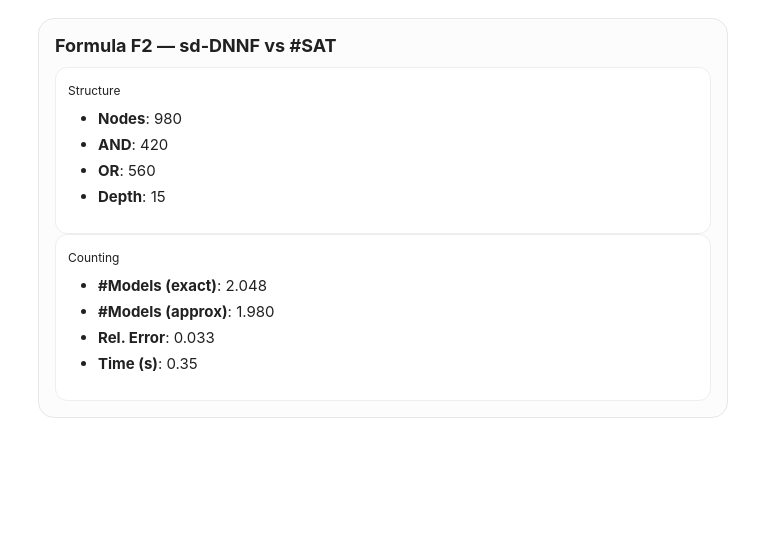
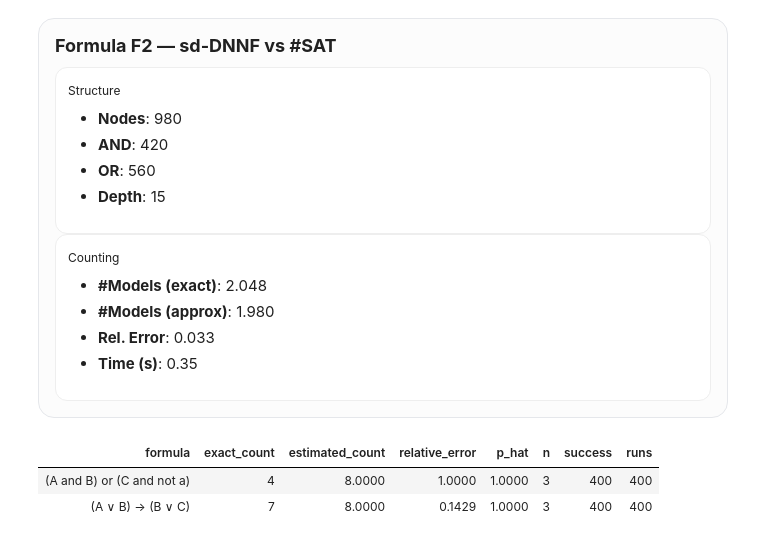
Before and after one commit to jcasonatto/Proj_knowledge25, a Jupyter notebook: prove_output.ipynb, the cells around one changed output. Saved outputs shown, nothing was run; the diff lists cells and outputs as text; code cells hidden in the pictures; blank space fills up the shorter version.

```diff
--- a/prove_output.ipynb
+++ b/prove_output.ipynb
@@ -1026,0 +1173,84 @@ Time (s): 0.35
+# %%
+import pandas as pd
+import numpy as np
+from IPython.display import display, HTML
+
+def style_results(df: pd.DataFrame, vivid=True):
+    df = df.copy()
+
+    # Individua colonne numeriche (interi/float/bool→int)
+    num_cols = df.select_dtypes(include=[np.number, bool]).columns.tolist()
+    for c in df.select_dtypes(include=[bool]).columns:
+        df[c] = df[c].astype(int)
+
+    # Palette più visibile
+    cmap = "YlOrRd" if vivid else "viridis"
+
+    # Alcune euristiche per colonne "errore" o "delta"
+    err_like = [c for c in num_cols if any(k in c.lower() for k in ["err", "error", "delta", "diff", "rel"])]
+    perf_like = [c for c in num_cols if any(k in c.lower() for k in ["time","sec","ms","it","iter","flip","tries","runs"])]
+
+    sty = (df.style
+           # header + zebra
+           .set_table_styles([
+               {"selector":"th.col_heading","props":[("font-size","13px"),("font-weight","700"),("padding","10px 8px"),
+                                                    ("background","#111827"),("color","white"),("border","none")]},
+               {"selector":"th.row_heading","props":[("display","none")]},
+               {"selector":"tbody tr:nth-child(even)","props":[("background","#f9fafb")]},
+               {"selector":"tbody td","props":[("padding","10px 12px"),("border-bottom","1px solid #e5e7eb"),
+                                               ("font-size","13px")]},
+               {"selector":"table","props":[("border-collapse","separate"),("border-spacing","0"),
+                                            ("border","1px solid #e5e7eb"),("border-radius","12px"),
+                                            ("overflow","hidden"),("box-shadow","0 6px 20px rgba(0,0,0,.06)")]},
+           ])
+           .hide(axis="index")  # senza indice
+           .format(precision=4)
+          )
+
+    if num_cols:
+        # Gradiente caldo sui numeri
+        sty = sty.background_gradient(cmap=cmap, subset=num_cols, vmin=df[num_cols].min().min(), vmax=df[num_cols].max().max())
+
+        # Barre orizzontali per colonne “quantitative”
+        bar_cols = [c for c in num_cols if c not in err_like]
+        if bar_cols:
+            sty = sty.bar(subset=bar_cols, color="#11182720")  # barra tenue come riferimento
+
+        # Errori: rosso↔verde (negativo/migliore → verde se ha senso). Qui usiamo diverging genericamente.
+        if err_like:
+            sty = sty.background_gradient(cmap="RdYlGn_r", subset=err_like)
+
+        # Evidenzia estremi
+        sty = (sty.highlight_max(subset=num_cols, color="#22c55e22")   # max in verde tenue
+                   .highlight_min(subset=num_cols, color="#ef444422")) # min in rosso tenue
+
+    return sty
+
+# ---- USO ----
+from sympy import symbols, simplify, Not, And, Or, Implies, satisfiable, S, simplify, sympify
+from sympy import symbols, And, Or, Not, Implies
+from sympy.logic.boolalg import to_nnf, Boolean
+from sympy.logic.inference import satisfiable
+from sympy.logic.boolalg import to_cnf
+from itertools import combinations
+from functools import reduce
+import random
+import time
+A, B, C = symbols('A B C')
+F2 = Implies(Or(A, B), Or(B, C))
+formule = [
+    ("(A and B) or (C and not a)", Or(And(A, B), And(C, Not(A)))),
+    ("(A ∨ B) → (B ∨ C)", Implies(Or(A, B), Or(B, C))),
+]
+
+import pandas as pd
+risultati = []
+for nome, F in formule:
+    res = compare_exact_vs_samplesat(F, runs=400, max_tries=60, max_flips=500, noise=0.5)
+    risultati.append({"formula": nome, **res})
+df = pd.DataFrame(risultati)
+display(style_results(df, vivid=True))
+# %% [output]
+| formula | exact_count | estimated_count | relative_error | p_hat | n | success | runs |
+| (A and B) or (C and not a) | 4 | 8.0000 | 1.0000 | 1.0000 | 3 | 400 | 400 |
+| (A ∨ B) → (B ∨ C) | 7 | 8.0000 | 0.1429 | 1.0000 | 3 | 400 | 400 |
```
Also changed, not shown: parts of 4 cells of this notebook, 1 other file.
